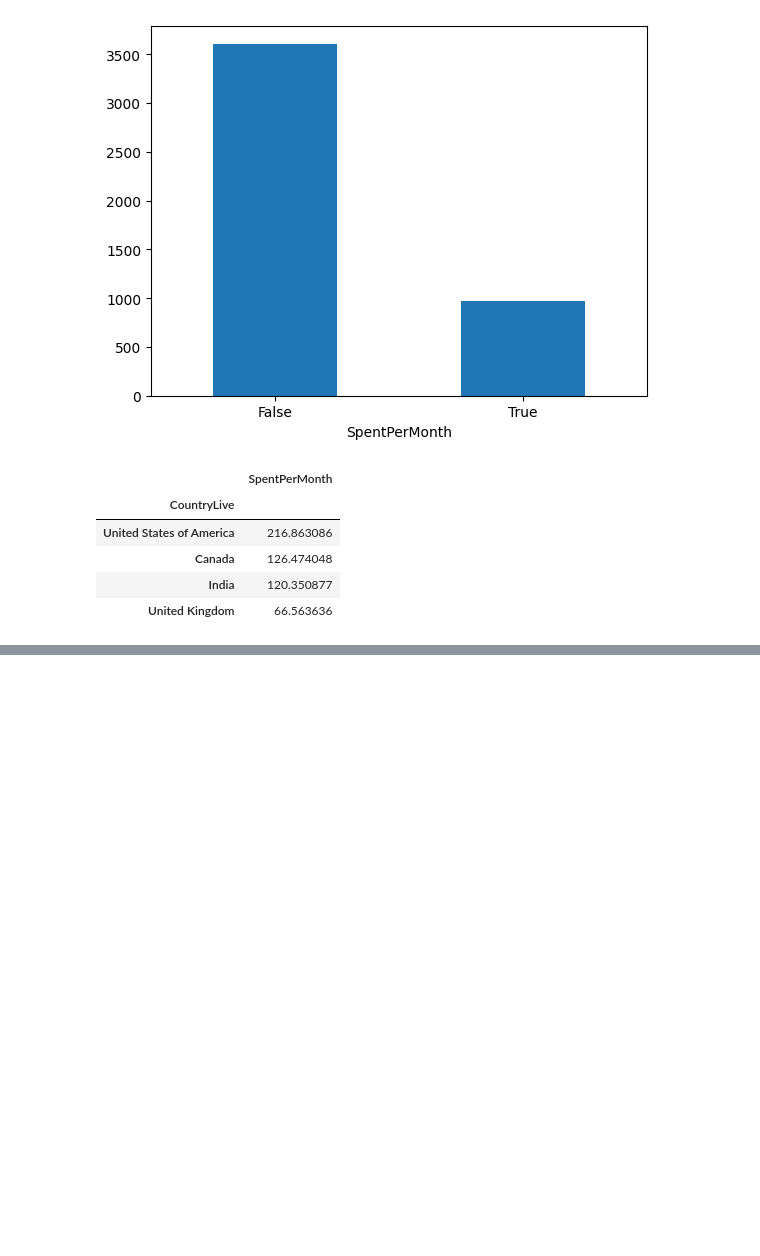
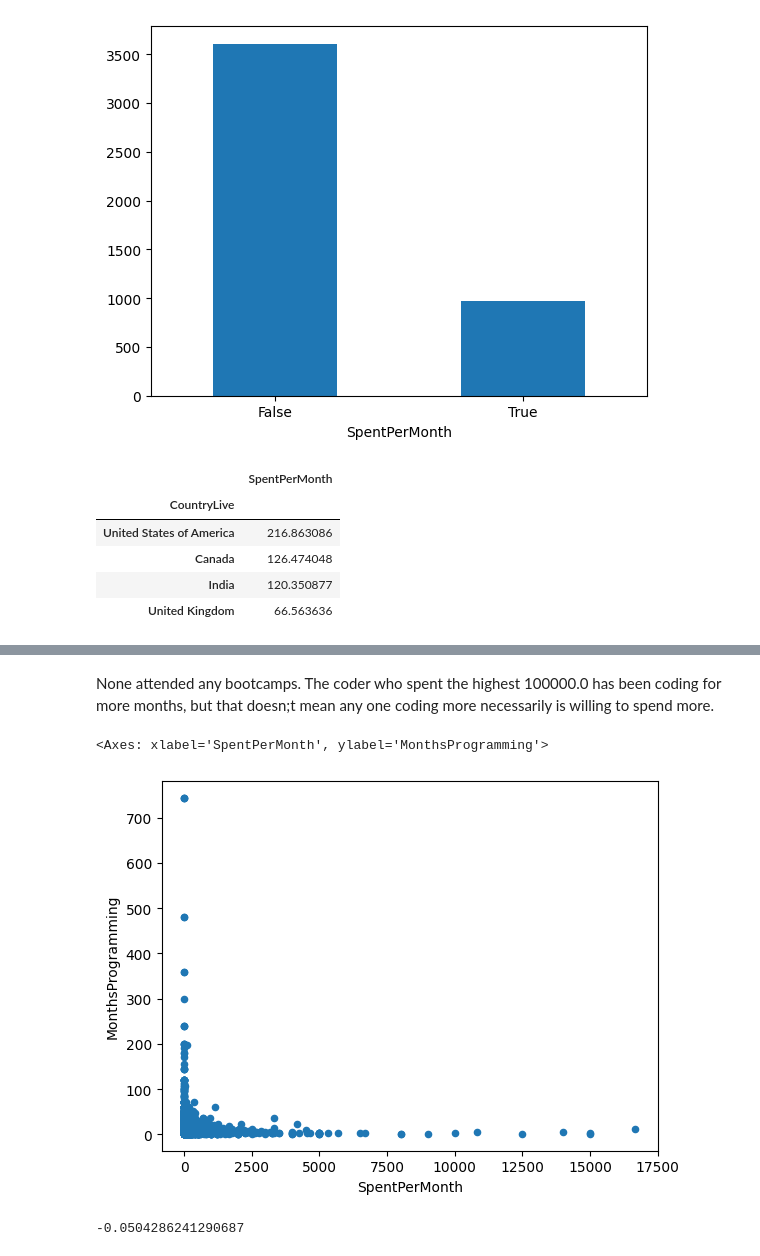
Before and after one commit to shree131/best-market-to-advertise-case_study, a Jupyter notebook: Best_Market_Analysis_Report.ipynb, the cells around one changed output, grey strips where cells are left out. Saved outputs shown, nothing was run; the diff lists cells and outputs as text; code cells hidden in the pictures; blank space fills up the shorter version.

```diff
--- a/Best_Market_Analysis_Report.ipynb
+++ b/Best_Market_Analysis_Report.ipynb
@@ -585,0 +657,12 @@ Among the four English-speaking countries where most of the participants reside
+# %% [markdown]
+None attended any bootcamps. The coder who spent the highest 100000.0 has been coding for more months, but that doesn;t mean any one coding more necessarily is willing to spend more.
+# %%
+learning_one_plus_month.plot.scatter(y='MonthsProgramming', x='SpentPerMonth')
+
+plt.show();
+
+learning_one_plus_month['MonthsProgramming'].corr(learning_one_plus_month['SpentPerMonth'])
+# %% [output]
+<Axes: xlabel='SpentPerMonth', ylabel='MonthsProgramming'>
+[figure, added]
+-0.0504286241290687
```
Also changed, not shown: parts of 25 cells of this notebook.
